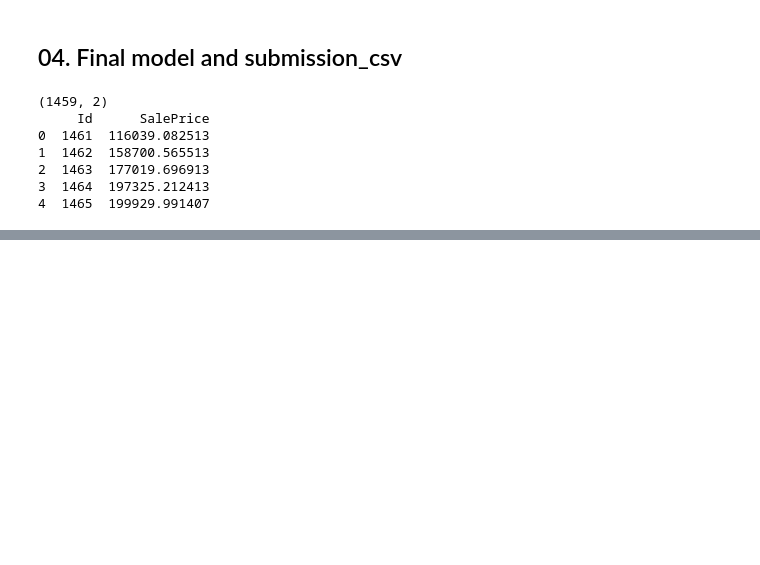
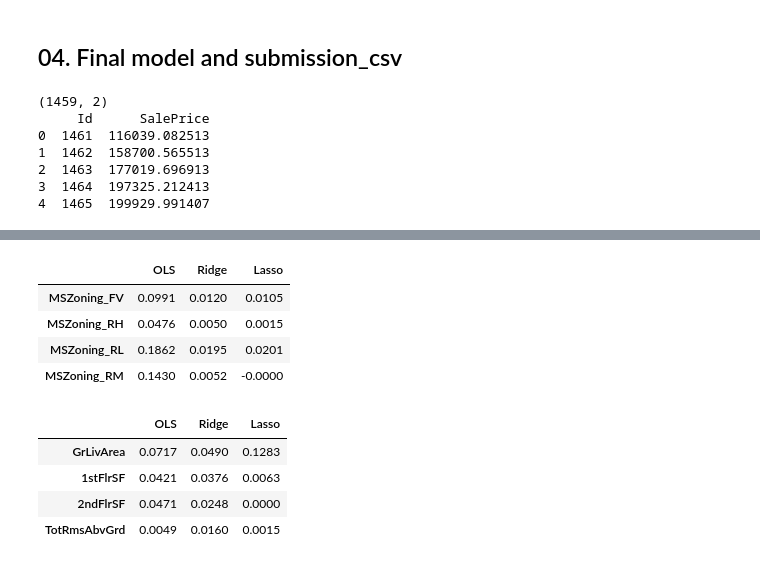
Before and after one commit to zarahelisa/ml_project_01, a Jupyter notebook: project_1_house_prices_zarah_dominguez.ipynb, the cells around one changed output, grey strips where cells are left out. Saved outputs shown, nothing was run; the diff lists cells and outputs as text; code cells hidden in the pictures; blank space fills up the shorter version.

```diff
--- a/project_1_house_prices_zarah_dominguez.ipynb
+++ b/project_1_house_prices_zarah_dominguez.ipynb
@@ -513,0 +585,14 @@ print(submission.head())
+# %%
+display(coefs.loc[coefs.index.str.startswith('MSZoning')].round(4))
+display(coefs.loc[['GrLivArea', '1stFlrSF', '2ndFlrSF', 'TotRmsAbvGrd']].round(4))
+# %% [output]
+|  | OLS | Ridge | Lasso |
+| MSZoning_FV | 0.0991 | 0.0120 | 0.0105 |
+| MSZoning_RH | 0.0476 | 0.0050 | 0.0015 |
+| MSZoning_RL | 0.1862 | 0.0195 | 0.0201 |
+| MSZoning_RM | 0.1430 | 0.0052 | -0.0000 |
+|  | OLS | Ridge | Lasso |
+| GrLivArea | 0.0717 | 0.0490 | 0.1283 |
+| 1stFlrSF | 0.0421 | 0.0376 | 0.0063 |
+| 2ndFlrSF | 0.0471 | 0.0248 | 0.0000 |
+| TotRmsAbvGrd | 0.0049 | 0.0160 | 0.0015 |
```
Also changed, not shown: parts of 7 cells of this notebook.
